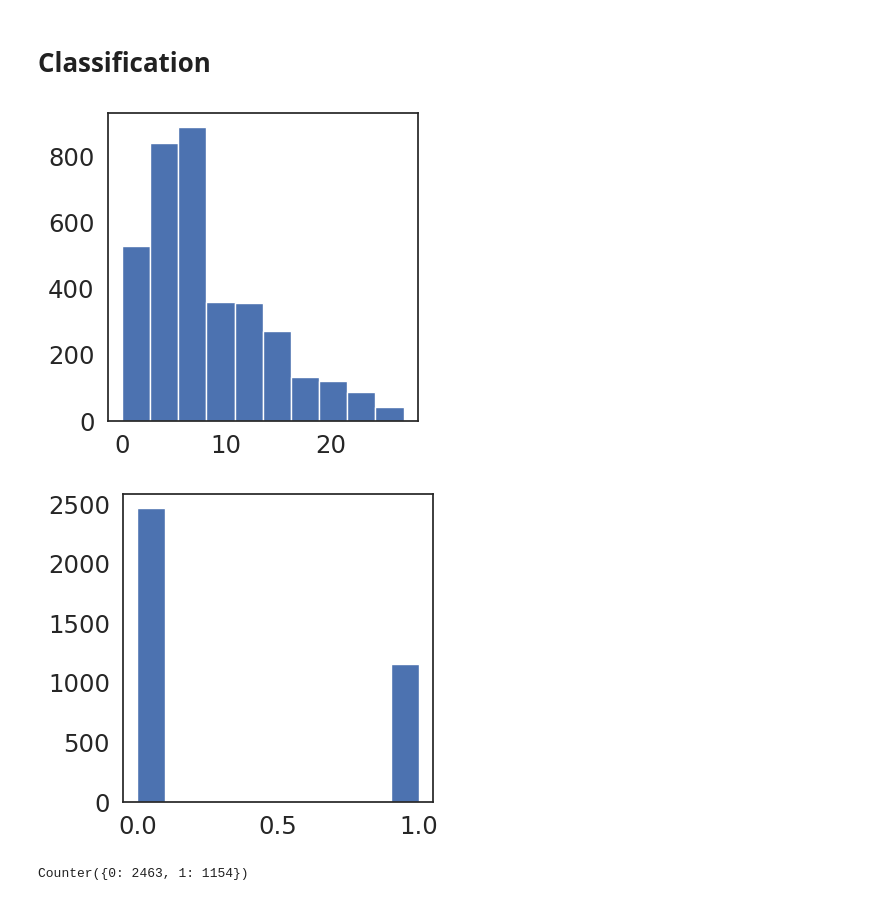
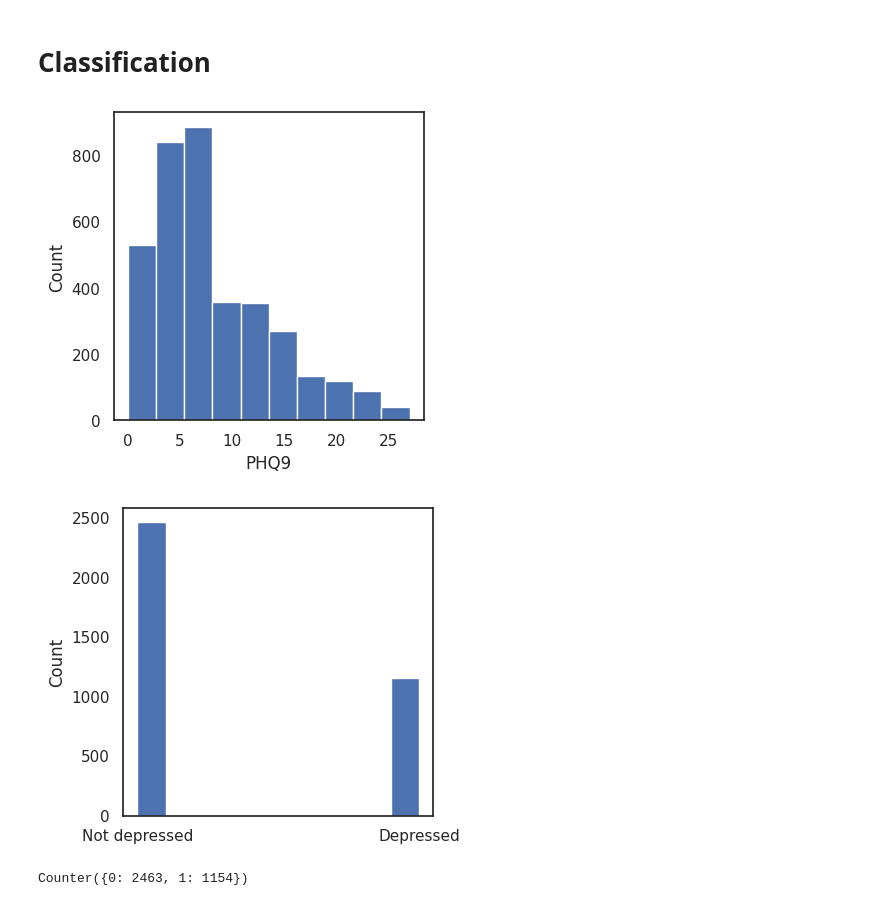
Before and after one commit to danielmlow/tutorials, a Jupyter notebook: machine_learning/regression_and_classification.ipynb, the cells around one changed output. Saved outputs shown, nothing was run; the diff lists cells and outputs as text; code cells hidden in the pictures.

```diff
--- a/machine_learning/regression_and_classification.ipynb
+++ b/machine_learning/regression_and_classification.ipynb
@@ -337,6 +304,8 @@ Anxiety independent variables ['PHQ9_Total' 'Lockdown_adherence' 'Age' 'Family_I
 We're going to fit LASSO models and optimize the alpha or L1 parameter (regularization strength).
 # %% [markdown]
 ### Hyperparameter tuning on training set
+# %%
+plt.rcParams["figure.figsize"] = (6,6)
 # %%
 
 
@@ -417,7 +386,7 @@ for X_i,y_i,variables,name in [
     r2_all.append([name,np.round(r2,2)])
 
     #Plot predictions vs true
-    rcParams['figure.figsize'] = 4,4
+
     coef = np.polyfit(y_test,y_pred,1)
     poly1d_fn = np.poly1d(coef)
     # poly1d_fn is now a function which takes in x and returns an estimate for y
@@ -457,5 +426,7 @@ coefs_all_clean
 # %% [markdown]
 # Classification
+# %%
+plt.rcParams["figure.figsize"] = (4,4)
 # %%
 import random
 from sklearn.inspection import permutation_importance
@@ -474,23 +446,28 @@ from sklearn.metrics import confusion_matrix
 from sklearn.metrics import ConfusionMatrixDisplay
 # %%
 y_depression
+# plt.figure(figsize=(4,4))
 plt.hist(y_depression)
+plt.xlabel('PHQ9')
+plt.ylabel('Count')
 plt.show()
 # %% [output]
-[figure, old version]
+[figure, new version]
 # %%
 y_depression_binary = []
 for i in y_depression:
   if i >= 10:
     y_depression_binary.append(1)
   else:
     y_depression_binary.append(0)
 
 y_depression_binary = np.array(y_depression_binary)
 plt.hist(y_depression_binary)
+plt.xticks(ticks = [0,1], labels = ['Not depressed', 'Depressed'])
+plt.ylabel('Count')
 plt.show()
 # %% [output]
-[figure, old version]
+[figure, new version]
 # %%
 Counter(y_depression_binary)
 # %% [output]
```
Also changed, not shown: parts of 16 cells of this notebook.
